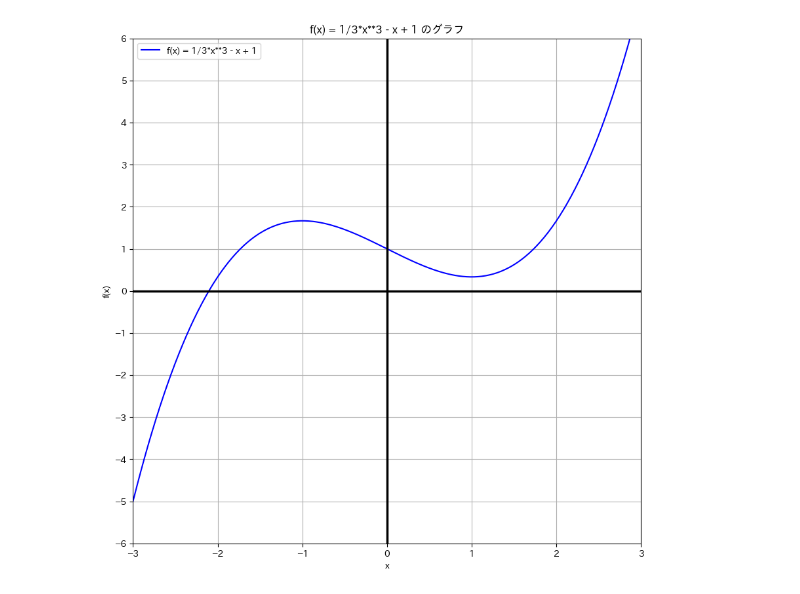
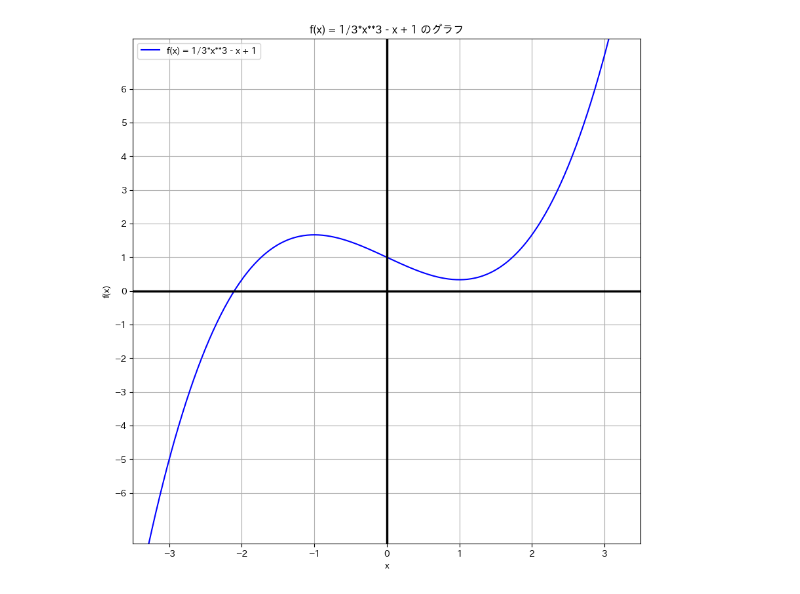
Before and after one commit to takaken94/math, a Jupyter notebook: 関数グラフ.ipynb, the cells around one changed output. Saved outputs shown, nothing was run; the diff lists cells and outputs as text; code cells hidden in the pictures.

```diff
--- a/関数グラフ.ipynb
+++ b/関数グラフ.ipynb
@@ -5,31 +5,31 @@ import japanize_matplotlib
 # %%
 # 関数 f(x) = 1/3*x**3 - x + 1 を定義
 def f(x):
     return (1/3) * x**3 - x + 1
 
 # x の範囲を設定
-x = np.linspace(-3, 3, 400)
+x = np.linspace(-3.5, 3.5, 400)
 
 # y の値を計算
 y = f(x)
 
 # グラフを作成
 fig, ax = plt.subplots(figsize=(10, 10))
 ax.plot(x, y, label='f(x) = 1/3*x**3 - x + 1', color='b')
 ax.set_title('f(x) = 1/3*x**3 - x + 1 のグラフ')
 ax.set_xlabel('x')
 ax.set_ylabel('f(x)')
-ax.set_xlim(-3, 3)  # x軸の表示範囲
-ax.set_ylim(-6, 6)  # y軸の表示範囲
+ax.set_xlim(-3.5, 3.5)  # x軸の表示範囲
+ax.set_ylim(-7.5, 7.5)  # y軸の表示範囲
 ax.set_xticks(np.arange(-3, 4, 1))  # x軸の目盛りを1毎に設定
 ax.set_yticks(np.arange(-6, 7, 1))  # y軸の目盛りを1毎に設定
 ax.grid(True)
 ax.legend()
 
 # X軸とY軸を太い罫線に設定
 ax.axhline(y=0, color='k', linewidth=2.5)
 ax.axvline(x=0, color='k', linewidth=2.5)
 
 plt.show()
 # %% [output]
-[figure, old version]
+[figure, new version]
```
Also changed, not shown: parts of 2 cells of this notebook, 4 other files.
